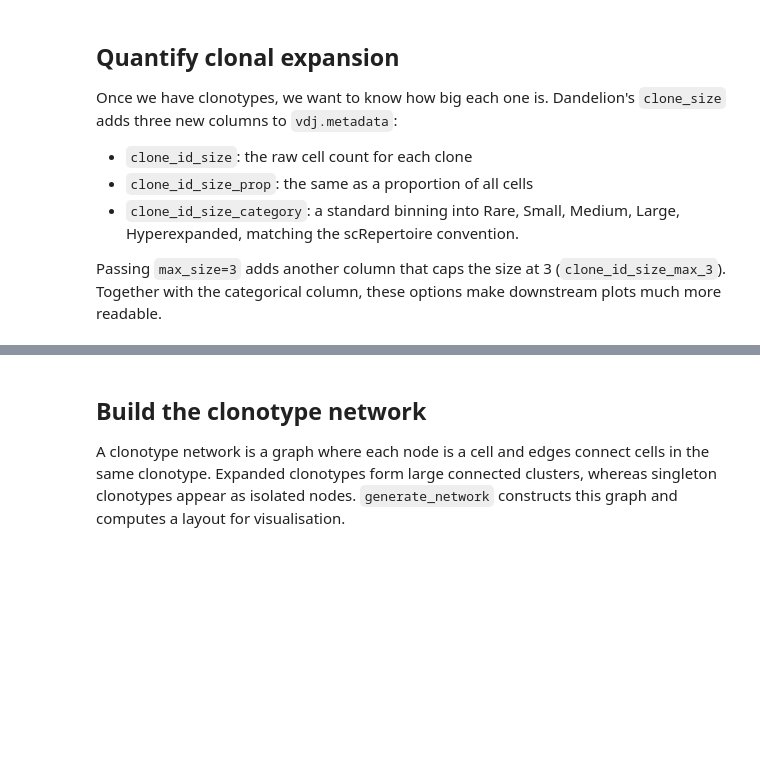
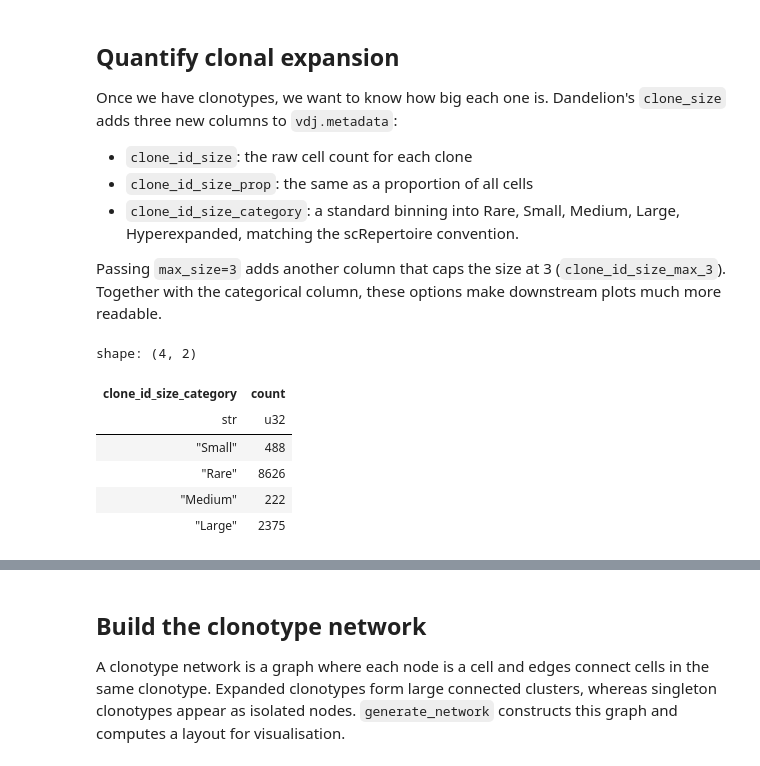
Before and after one commit to tuonglab/FIMSA-training-workshop-1, a Jupyter notebook: notebooks/tutorial-2.ipynb, the cells around one changed output, grey strips where cells are left out. Saved outputs shown, nothing was run; the diff lists cells and outputs as text; code cells hidden in the pictures; blank space fills up the shorter version.

```diff
--- a/notebooks/tutorial-2.ipynb
+++ b/notebooks/tutorial-2.ipynb
@@ -234,6 +366,4 @@ Not every contig is usable. Typical issues:
 # %% [markdown]
 <img src="embedded-picture-1" width=600>
 # %%
-# print("Before QC VDJ :", vdj)
-# vdj, adata = ddl.pp.check_contigs(vdj, adata, library_type="tr-ab")
-# print("After QC VDJ :", vdj)
+vdj, adata = ddl.pp.check_contigs(vdj, adata, library_type="tr-ab")
@@ -292,13 +440,13 @@ Once we have clonotypes, we want to know how big each one is. Dandelion's `clone
 Passing `max_size=3` adds another column that caps the size at 3 (`clone_id_size_max_3`). Together with the categorical column, these options make downstream plots much more readable.
 # %%
 ddl.tl.clone_size(vdj)
-
 meta = vdj.metadata.collect()
-meta.select(
-    [
-        "clone_id",
-        "clone_id_size",
-        "clone_id_size_prop",
-        "clone_id_size_category",
-    ]
-).head()
+meta["clone_id_size_category"].value_counts()
+# %% [output]
+shape: (4, 2)
+| clone_id_size_category | count |
+| str | u32 |
+| "Small" | 488 |
+| "Rare" | 8626 |
+| "Medium" | 222 |
+| "Large" | 2375 |
```
Also changed, not shown: parts of 36 cells of this notebook.
